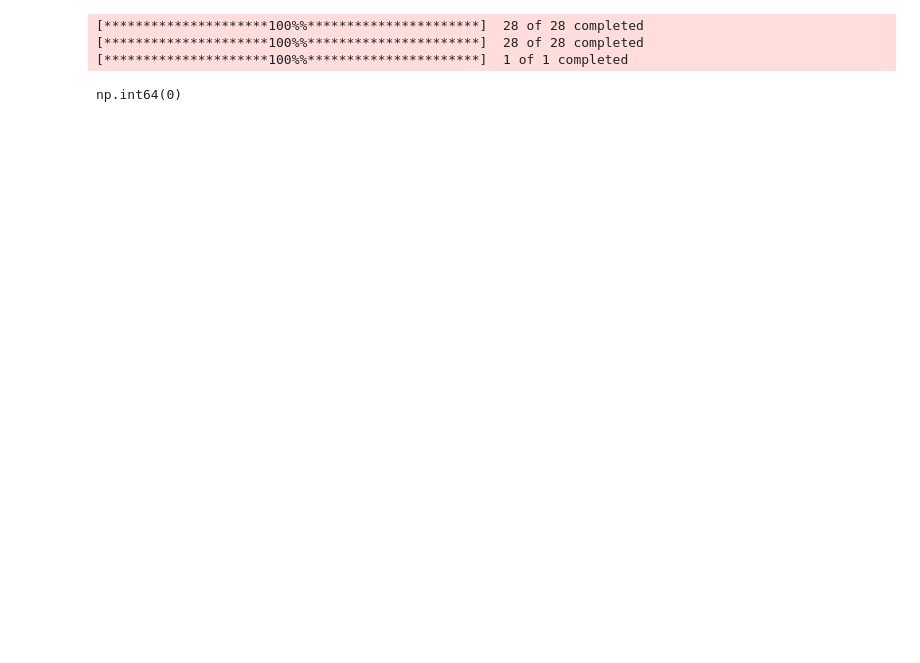
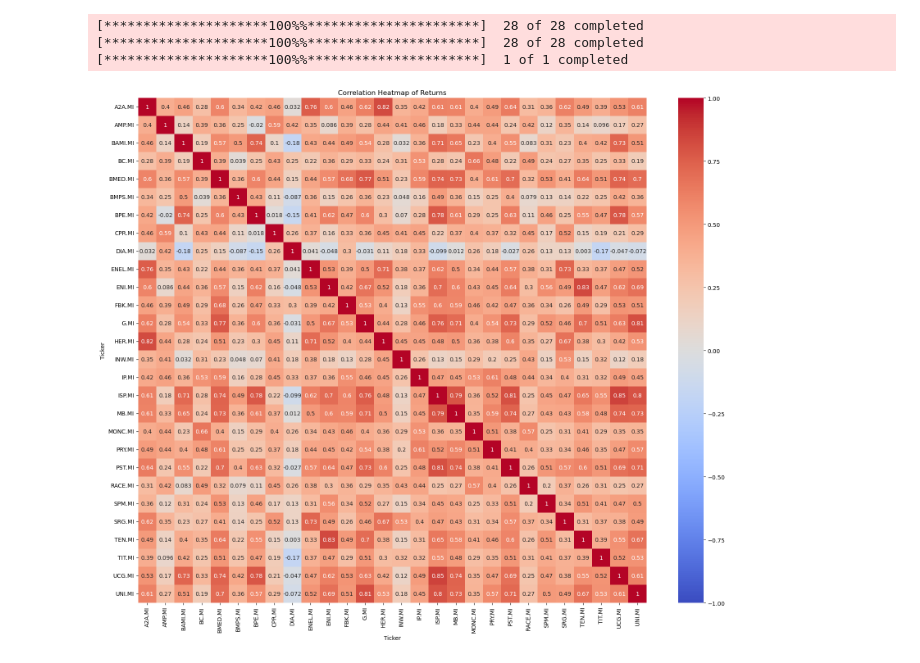
Before and after one commit to miindisponi99/Statistical-Factor-Model, a Jupyter notebook: Stat_factor_model.ipynb, the cells around one changed output. Drawn from its saved outputs; the diff is of its cells as text; code cells hidden in the pictures; blank space fills up the shorter version.

```diff
--- a/Stat_factor_model.ipynb
+++ b/Stat_factor_model.ipynb
@@ -7,30 +0,0 @@ import matplotlib.pyplot as plt
-# %%
-tickers = [
-    "ENI.MI", "ISP.MI", "UCG.MI", "SRG.MI", "PST.MI",
-    "PRY.MI", "G.MI", "RACE.MI", "ENEL.MI",
-    "TEN.MI", "MONC.MI", "UNI.MI",
-    "FBK.MI", "CPR.MI", "INW.MI", "BAMI.MI", "BMED.MI",
-    "BPE.MI",  "AMP.MI", "BMPS.MI", "A2A.MI",
-    "BC.MI", "DIA.MI", "HER.MI", "TIT.MI",
-    "SPM.MI", "IP.MI", "MB.MI"
-]
-index_ticker = "FTSEMIB.MI"
-data = yf.download(tickers, start="2017-01-01", end="2023-01-01")['Open']
-volume_data = yf.download(tickers, start="2017-01-01", end="2023-01-01")['Volume']
-index_data = yf.download(index_ticker, start="2017-01-01", end="2023-01-01")['Open']
-
-monthly_data = data.resample('ME').first()
-monthly_volume_data = volume_data.resample('ME').first()
-index_monthly_data = index_data.resample('ME').first()
-returns = monthly_data.pct_change().dropna()
-index_returns = index_monthly_data.pct_change().dropna()
-window_size = 36
-n_components = 5
-# %% [output]
-[*********************100%%**********************]  28 of 28 completed
-[*********************100%%**********************]  28 of 28 completed
-[*********************100%%**********************]  1 of 1 completed
-# %%
-data.isna().sum().sum()
-# %% [output]
-np.int64(0)
@@ -37 +5,17 @@ np.int64(0)
+# %%
+start_date = datetime.datetime(2017, 1, 1)
+end_date = datetime.datetime(2024, 1, 1)
+
+stock_data = StockData(start_date, end_date)
+returns = stock_data.returns
+index_returns = stock_data.index_returns
+# %% [output]
+[*********************100%%**********************]  28 of 28 completed
+[*********************100%%**********************]  28 of 28 completed
+[*********************100%%**********************]  1 of 1 completed
+# %%
+correlation_matrix = CorrelationMatrix(returns)
+correlation_matrix.plot_heatmap()
+# %% [output]
+[figure, added]
 # %%
```
Also changed, not shown: parts of 8 cells of this notebook, 2 other files.
